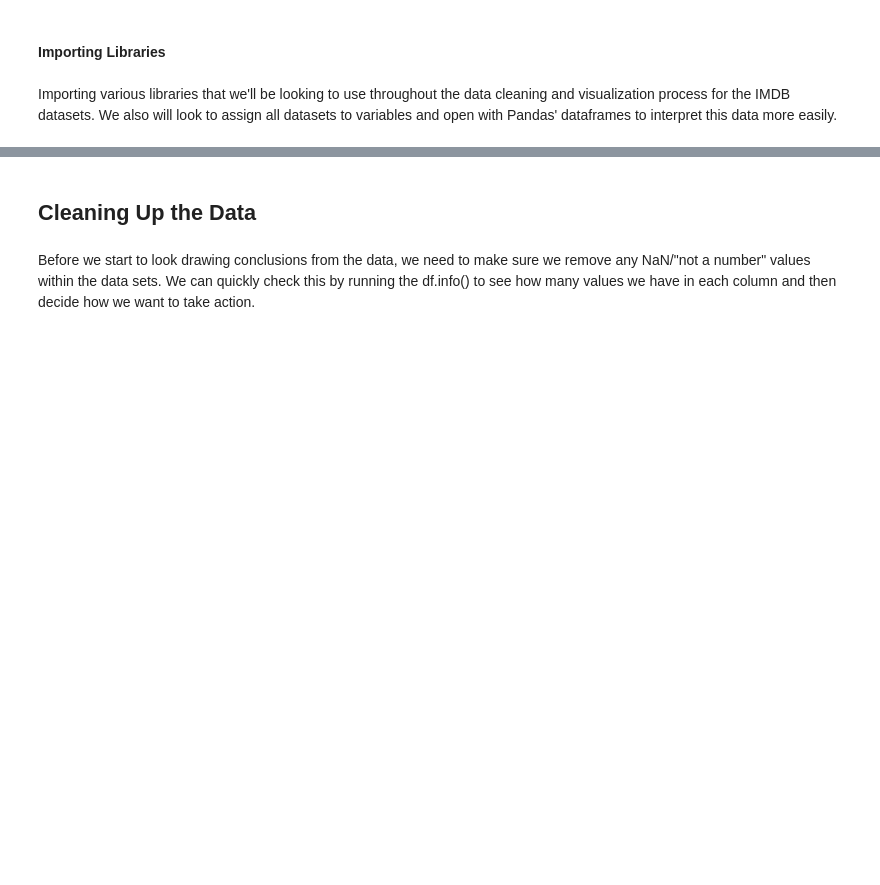
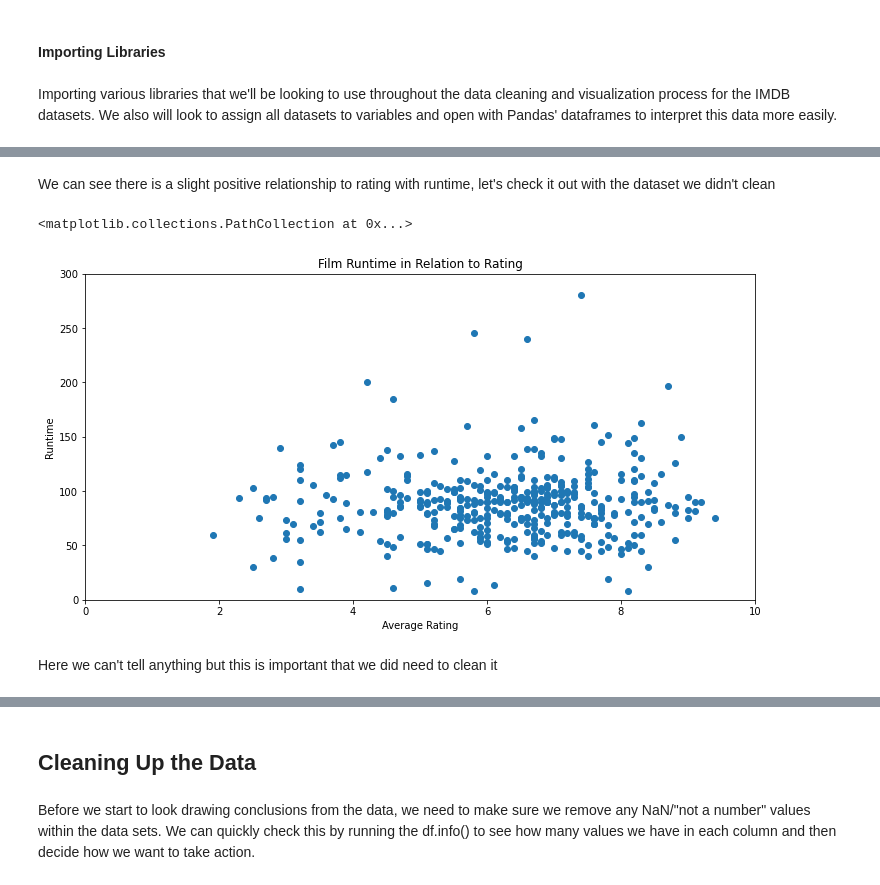
Before and after one commit to meowkaiser/STRONGEST_Project1, a Jupyter notebook: Final_notebook.ipynb, the cells around one changed output, grey strips where cells are left out. Drawn from its saved outputs; the diff is of its cells as text; code cells hidden in the pictures; blank space fills up the shorter version.

```diff
--- a/Final_notebook.ipynb
+++ b/Final_notebook.ipynb
@@ -51,0 +151,21 @@ df_combined.head()
+# %% [markdown]
+We can see there is a slight positive relationship to rating with runtime, let's check it out with the dataset we didn't clean
+# %%
+x = df_combined['runtime_minutes'].sample(500)
+y = df_combined['averagerating'].sample(500)
+
+fig, ax = plt.subplots(figsize=(12, 6))
+ax.set_ylim(0, 300)
+ax.set_xlim(0, 10)
+
+ax.set_xlabel("Average Rating")
+ax.set_ylabel("Runtime")
+
+ax.set_title("Film Runtime in Relation to Rating")
+
+ax.scatter(y,x)
+# %% [output]
+<matplotlib.collections.PathCollection at 0x...>
+[figure, added]
+# %% [markdown]
+Here we can't tell anything but this is important that we did need to clean it
```
Also changed, not shown: parts of 12 cells of this notebook.
